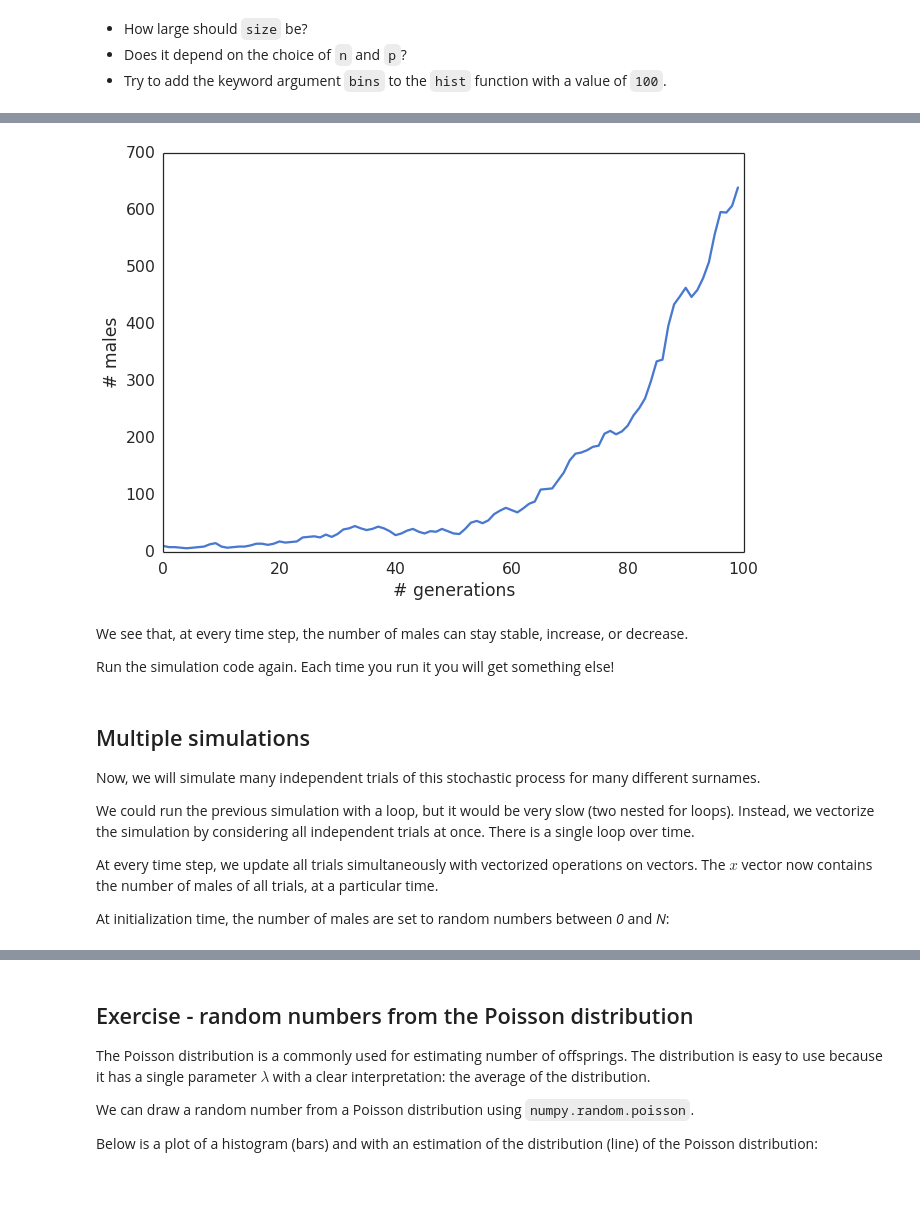
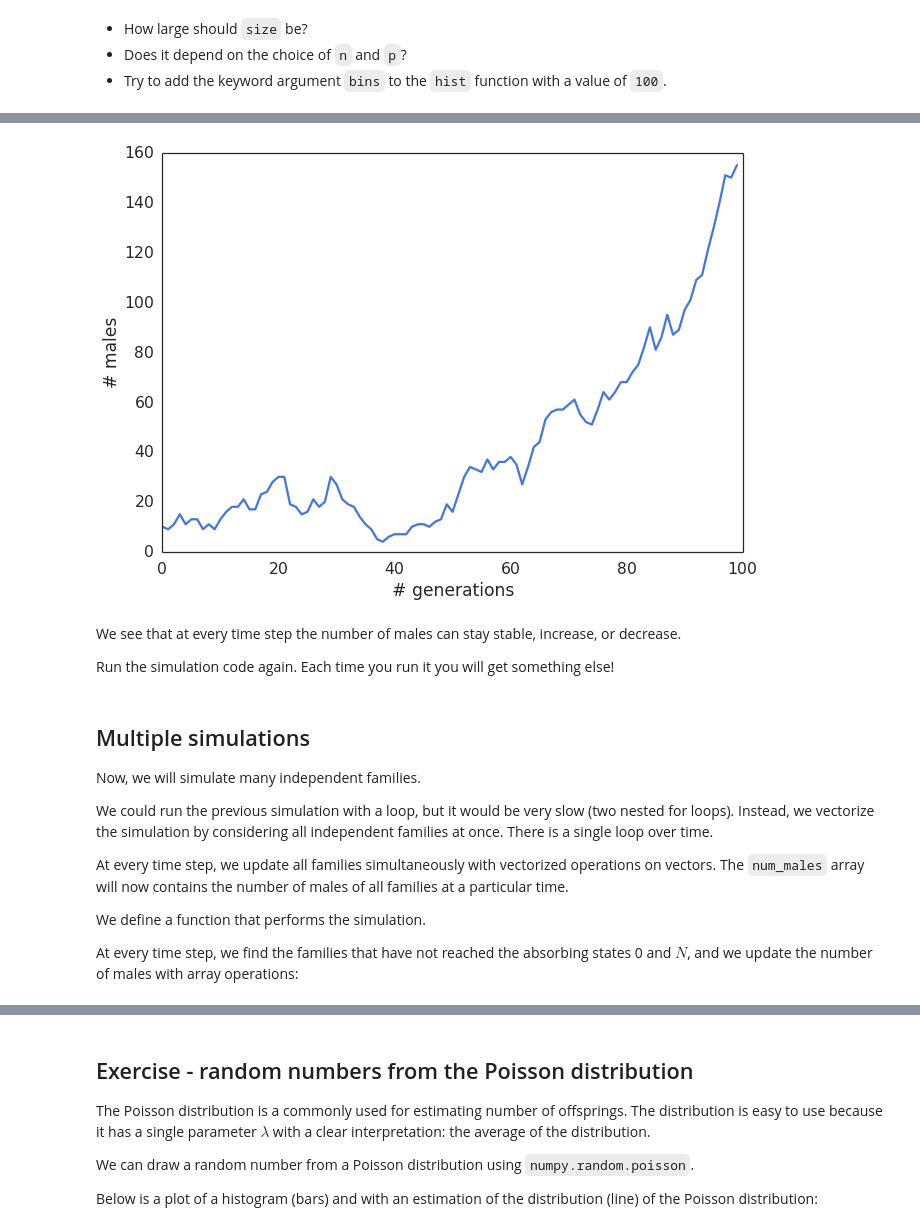
Before and after one commit to Py4Life/TAU2015, a Jupyter notebook: lecture8.ipynb, the cells around one changed output, grey strips where cells are left out. Cells and saved outputs as stored; diff of their text form; code cells hidden in the pictures; blank space fills up the shorter version.

```diff
--- a/lecture8.ipynb
+++ b/lecture8.ipynb
@@ -176,34 +176,38 @@ Let's write a simulation of such a process:
 # %%
-x = x0.copy()
+ngenerations = 100
+num_males = np.zeros(ngenerations)
+num_males[0] = 10
 
-for t in range(nsteps - 1):
-    if 0 < x[t] < N-1:
+for t in range(ngenerations - 1):
+    if 0 < num_males[t] < N:
         # Update the number of males in the next generation
-        x[t+1] = np.random.binomial(n*x[t], p)
+        num_males[t+1] = np.random.binomial(n * num_males[t], p)
     # The process is absorbed in 0 and N
     else:
-        x[t+1] = x[t]
+        num_males[t+1] = num_males[t]
 
-plt.plot(x)
+plt.plot(num_males)
 plt.xlabel('# generations')
 plt.ylabel('# males');
 # %% [output]
-[figure, old version]
+[figure, new version]
 # %% [markdown]
-We see that, at every time step, the number of males can stay stable, increase, or
+We see that at every time step the number of males can stay stable, increase, or
 decrease.
 
 Run the simulation code again. Each time you run it you will get something else!
 # %% [markdown]
 ## Multiple simulations
 
-Now, we will simulate many independent trials of this stochastic process for many different surnames.
+Now, we will simulate many independent families.
 
 We could run the previous simulation with a loop, but it would be very slow (two nested for loops).
-Instead, we vectorize the simulation by considering all independent trials at once.
+Instead, we vectorize the simulation by considering all independent families at once.
 There is a single loop over time.
 
-At every time step, we update all trials simultaneously with vectorized operations on vectors.
-The $x$ vector now contains the number of males of all trials, at a particular time.
+At every time step, we update all families simultaneously with vectorized operations on vectors.
+The `num_males` array will now contains the number of males of all families at a particular time.
 
-At initialization time, the number of males are set to random numbers between _0_ and _N_:
+We define a function that performs the simulation.
+
+At every time step, we find the families that have not reached the absorbing states 0 and $N$, and we update the number of males with array operations:
```
Also changed, not shown: parts of 25 cells of this notebook.
